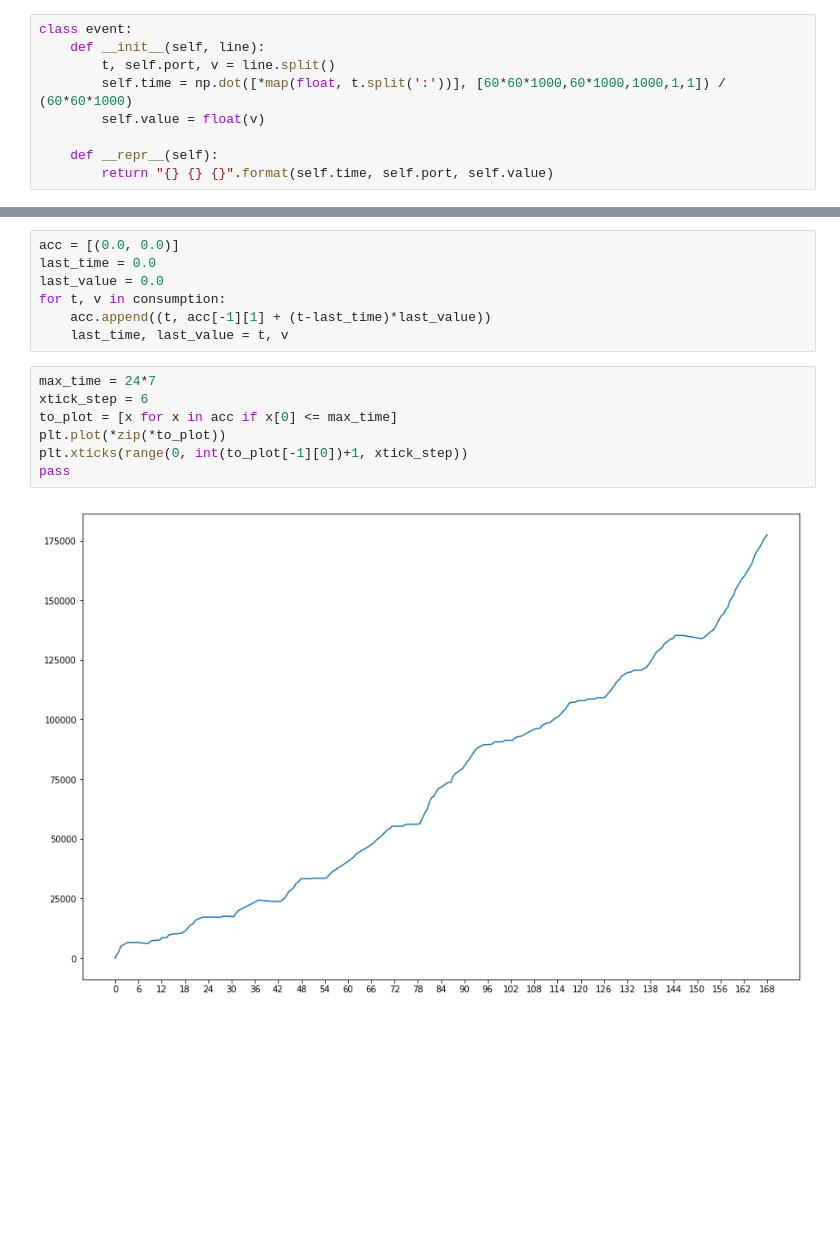
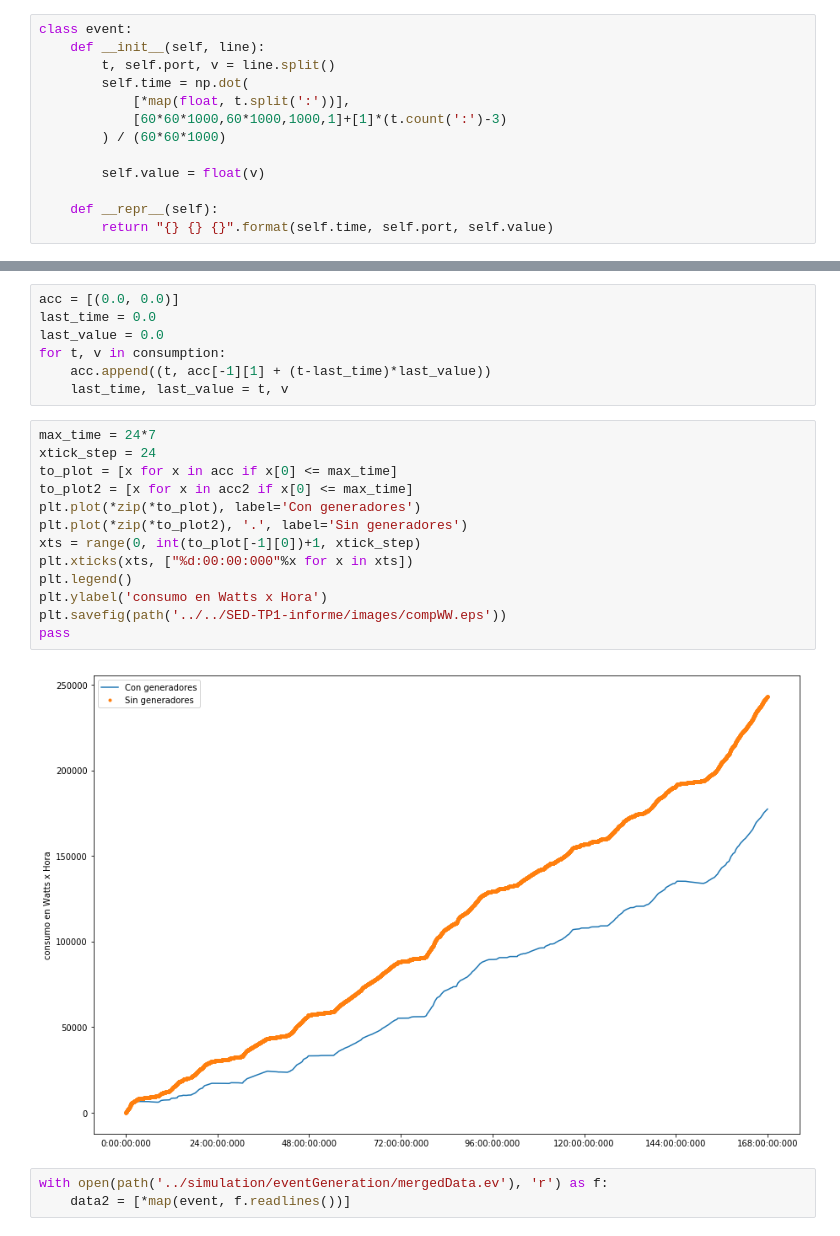
Before and after one commit to aumfurer/devs-smart-grid, a Jupyter notebook: Notebooks/SellingAndConsumption.ipynb, the cells around one changed output, grey strips where cells are left out. Cells and saved outputs as stored; diff of their text form; blank space fills up the shorter version.

```diff
--- a/Notebooks/SellingAndConsumption.ipynb
+++ b/Notebooks/SellingAndConsumption.ipynb
@@ -12,7 +13,11 @@ def path(*ds):
 class event:
     def __init__(self, line):
         t, self.port, v = line.split()
-        self.time = np.dot([*map(float, t.split(':'))], [60*60*1000,60*1000,1000,1,1]) / (60*60*1000)
+        self.time = np.dot(
+            [*map(float, t.split(':'))],
+            [60*60*1000,60*1000,1000,1]+[1]*(t.count(':')-3)
+        ) / (60*60*1000)
+
         self.value = float(v)
 
     def __repr__(self):
@@ -36,10 +46,19 @@ for t, v in consumption:
     last_time, last_value = t, v
 # %%
 max_time = 24*7
-xtick_step = 6
+xtick_step = 24
 to_plot = [x for x in acc if x[0] <= max_time]
-plt.plot(*zip(*to_plot))
-plt.xticks(range(0, int(to_plot[-1][0])+1, xtick_step))
+to_plot2 = [x for x in acc2 if x[0] <= max_time]
+plt.plot(*zip(*to_plot), label='Con generadores')
+plt.plot(*zip(*to_plot2), '.', label='Sin generadores')
+xts = range(0, int(to_plot[-1][0])+1, xtick_step)
+plt.xticks(xts, ["%d:00:00:000"%x for x in xts])
+plt.legend()
+plt.ylabel('consumo en Watts x Hora')
+plt.savefig(path('../../SED-TP1-informe/images/compWW.eps'))
 pass
 # %% [output]
-[figure, old version]
+[figure, new version]
+# %%
+with open(path('../simulation/eventGeneration/mergedData.ev'), 'r') as f:
+    data2 = [*map(event, f.readlines())]
```
Also changed, not shown: parts of 7 cells of this notebook, 1 other file.
